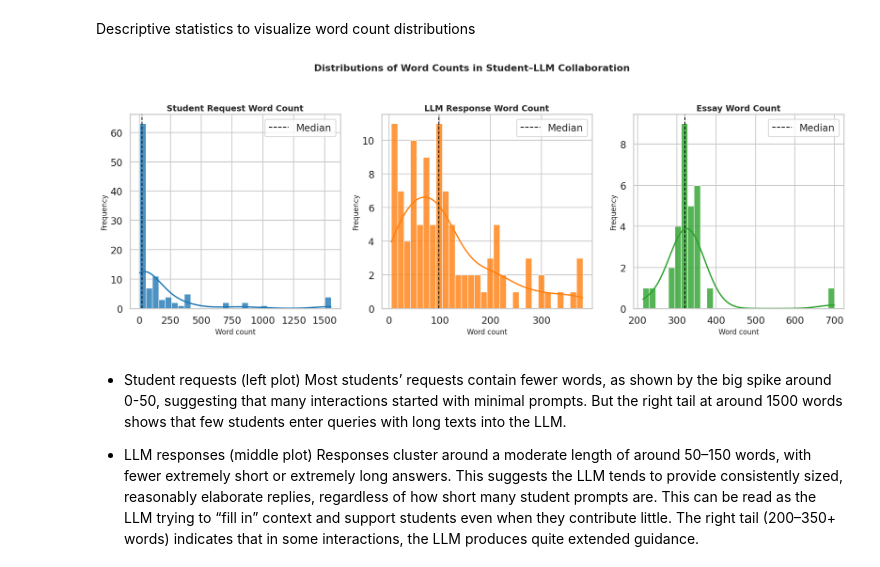
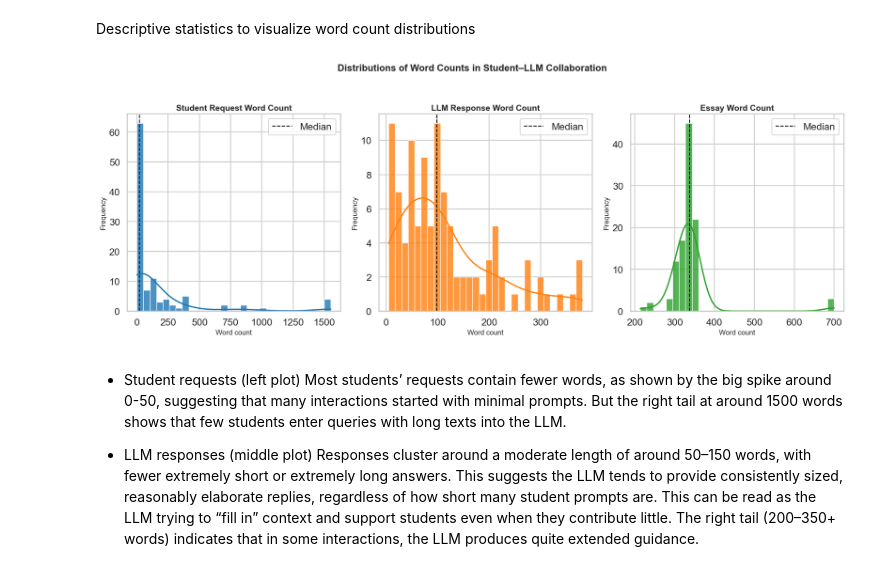
Before and after one commit to fredie7/alma-tum, a Jupyter notebook: ALMA_task.ipynb, the cells around one changed output. Cells and saved outputs as stored; diff of their text form; code cells hidden in the pictures.

```diff
--- a/ALMA_task.ipynb
+++ b/ALMA_task.ipynb
@@ -12,7 +12,7 @@ alma_conversations_sample_data = pd.read_csv('alma_conversations_sample.csv')
 # %%
 # Import essays data
 
-alma_essays_sample_data = pd.read_csv('alma_essays_sample.csv')
+alma_essays_sample_data = pd.read_csv('dataset/alma_essays_sample.csv')
 # %%
 # Confirm conversatons data import by displaying the first 2 rows
 
@@ -148,0 +140,8 @@ conversations_data.shape
+# %%
+# Merge conversations and essays on student_id
+merged_data = conversations_data.merge(
+    essays_data,
+    on='student_id',
+    how='inner',
+    suffixes=('_conversation', '_essay')
+)
@@ -149,9 +158,9 @@ conversations_data.shape
 # %%
 # Deconstruct the timestamp data into data, hour & day of the week
 
-conversations_data['date'] = conversations_data['timestamp'].dt.date
-conversations_data['hour'] = conversations_data['timestamp'].dt.hour
-conversations_data['day_of_week'] = conversations_data['timestamp'].dt.dayofweek
+merged_data['date'] = merged_data['timestamp'].dt.date
+merged_data['hour'] = merged_data['timestamp'].dt.hour
+merged_data['day_of_week'] = merged_data['timestamp'].dt.dayofweek
 # %%
 # Confirm table update
 
@@ -164,15 +173,15 @@ conversations_data.head(2)
 # As a proxy to measure engagement levels and colaboration between student and LLM,
 # count the number of words in each student request per turn.
 
-conversations_data['request_word_count'] = conversations_data['student_request'].apply(lambda x: len(str(x).split()))
+merged_data['request_word_count'] = merged_data['student_request'].apply(lambda x: len(str(x).split()))
 
 # Count the number of words in each LLM response to capture how much the LLM contributes per turn, be it brief or elaborate
 
-conversations_data['response_word_count'] = conversations_data['llm_response'].apply(lambda x: len(str(x).split()))
+merged_data['response_word_count'] = merged_data['llm_response'].apply(lambda x: len(str(x).split()))
 
 # Count the number of words in each essay to serve as a
 # rough outcome indicator to determine if richer collaborations correspond to longer essays
 
-essays_data['essay_word_count'] = essays_data['essay'].apply(lambda x: len(str(x).split()))
+merged_data['essay_word_count'] = merged_data['essay'].apply(lambda x: len(str(x).split()))
 # %%
 # Confirm table update
@@ -196,7 +204,7 @@ hist_kws = dict(bins=30, edgecolor="white", alpha=0.8)
 
 # Plot Student requests
 sns.histplot(
-    conversations_data['request_word_count'],
+    merged_data['request_word_count'],
     kde=True,
     color="#1f77b4",
     ax=axes[0],
@@ -206,7 +214,7 @@ axes[0].set_title("Student Request Word Count", fontsize=14, fontweight="bold")
 axes[0].set_xlabel("Word count", fontsize=12)
 axes[0].set_ylabel("Frequency", fontsize=12)
 axes[0].axvline(
-    conversations_data['request_word_count'].median(),
+    merged_data['request_word_count'].median(),
     color="black",
     linestyle="--",
     linewidth=1.5,
@@ -216,7 +224,7 @@ axes[0].legend()
 
 # Plot LLM responses
 sns.histplot(
-    conversations_data['response_word_count'],
+    merged_data['response_word_count'],
     kde=True,
     color="#ff7f0e",
     ax=axes[1],
@@ -226,40 +234,40 @@ axes[1].set_title("LLM Response Word Count", fontsize=14, fontweight="bold")
 axes[1].set_xlabel("Word count", fontsize=12)
 axes[1].set_ylabel("Frequency", fontsize=12)
 axes[1].axvline(
-    conversations_data['response_word_count'].median(),
+    merged_data['response_word_count'].median(),
     color="black",
     linestyle="--",
     linewidth=1.5,
     label="Median"
 )
 axes[1].legend()
 
 # Plot Essays
 sns.histplot(
-    essays_data['essay_word_count'],
+    merged_data['essay_word_count'],
     kde=True,
     color="#2ca02c",
     ax=axes[2],
     **hist_kws
 )
 axes[2].set_title("Essay Word Count", fontsize=14, fontweight="bold")
 axes[2].set_xlabel("Word count", fontsize=12)
 axes[2].set_ylabel("Frequency", fontsize=12)
 axes[2].axvline(
-    essays_data['essay_word_count'].median(),
+    merged_data['essay_word_count'].median(),
     color="black",
     linestyle="--",
     linewidth=1.5,
     label="Median"
 )
 axes[2].legend()
 
 # Set title and adjust fonts
 fig.suptitle("Distributions of Word Counts in Student–LLM Collaboration", fontsize=16, fontweight="bold")
 plt.tight_layout(rect=[0, 0.03, 1, 0.95])
 plt.show()
 # %% [output]
-[figure, old version]
+[figure, new version]
 # %% [markdown]
 - Student requests (left plot)
 Most students’ requests contain fewer words, as shown by the big spike around 0-50, suggesting that many interactions started with minimal prompts.
```
Also changed, not shown: parts of 18 cells of this notebook, 6 other files.
